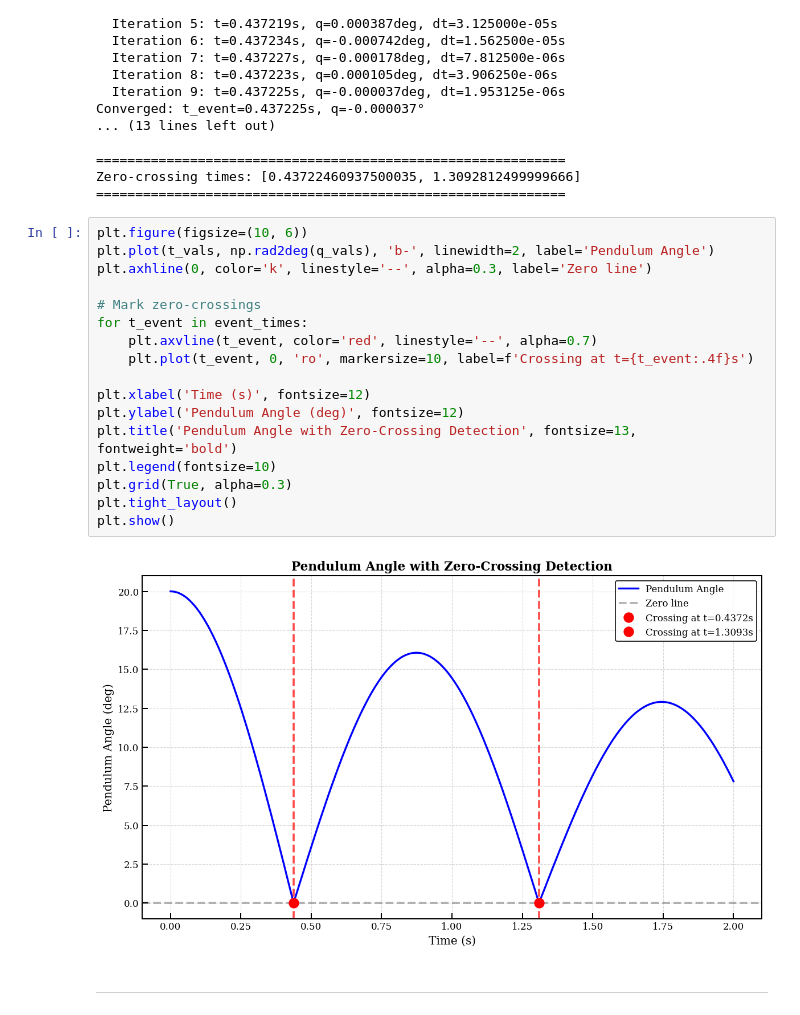
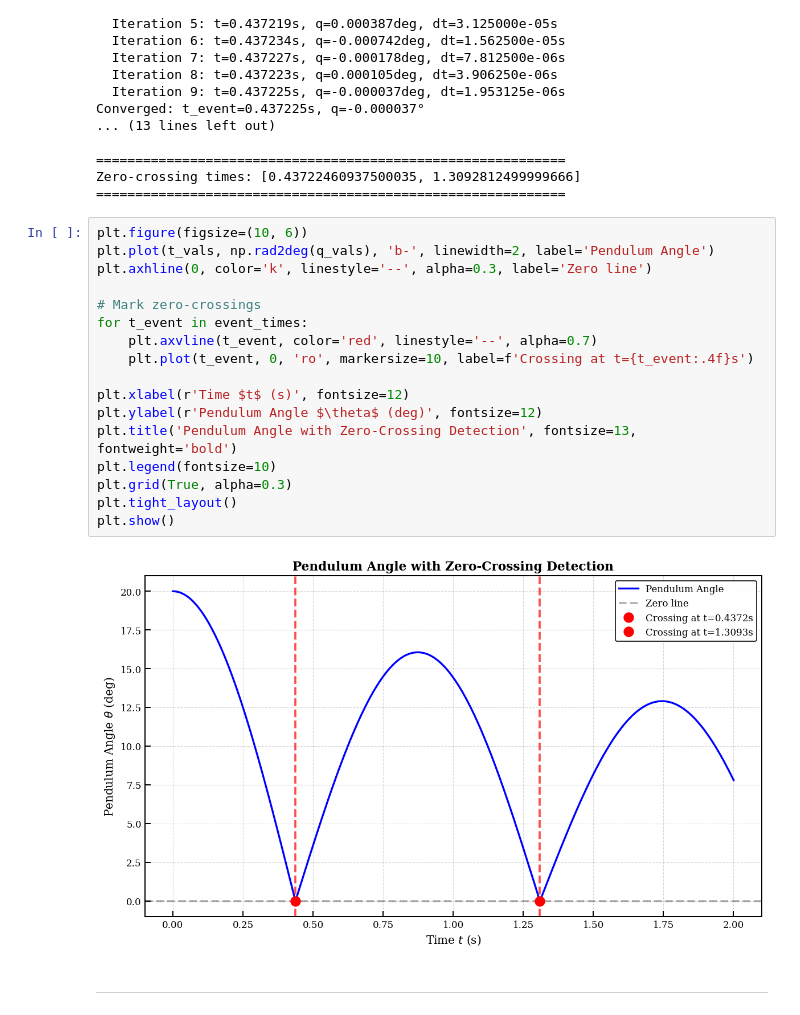
Before and after one commit to FlorianFrech/SystemSimulation, a Jupyter notebook: demos/ControlledPendulum/MyModels/Hybrid/test_1_zero_crossing.ipynb, the cells around one changed output. Saved outputs shown, nothing was run; the diff lists cells and outputs as text.

```diff
--- a/demos/ControlledPendulum/MyModels/Hybrid/test_1_zero_crossing.ipynb
+++ b/demos/ControlledPendulum/MyModels/Hybrid/test_1_zero_crossing.ipynb
@@ -224,22 +224,22 @@ Zero-crossing times: [0.43722460937500035, 1.3092812499999666]
 # %%
 plt.figure(figsize=(10, 6))
 plt.plot(t_vals, np.rad2deg(q_vals), 'b-', linewidth=2, label='Pendulum Angle')
 plt.axhline(0, color='k', linestyle='--', alpha=0.3, label='Zero line')
 
 # Mark zero-crossings
 for t_event in event_times:
     plt.axvline(t_event, color='red', linestyle='--', alpha=0.7)
     plt.plot(t_event, 0, 'ro', markersize=10, label=f'Crossing at t={t_event:.4f}s')
 
-plt.xlabel('Time (s)', fontsize=12)
-plt.ylabel('Pendulum Angle (deg)', fontsize=12)
+plt.xlabel(r'Time $t$ (s)', fontsize=12)
+plt.ylabel(r'Pendulum Angle $\theta$ (deg)', fontsize=12)
 plt.title('Pendulum Angle with Zero-Crossing Detection', fontsize=13, fontweight='bold')
 plt.legend(fontsize=10)
 plt.grid(True, alpha=0.3)
 plt.tight_layout()
 plt.show()
 # %% [output]
-[figure, old version]
+[figure, new version]
 # %% [markdown]
 ------------------------
 # %% [markdown]
```
Also changed, not shown: parts of 3 cells of this notebook, 53 other files.
